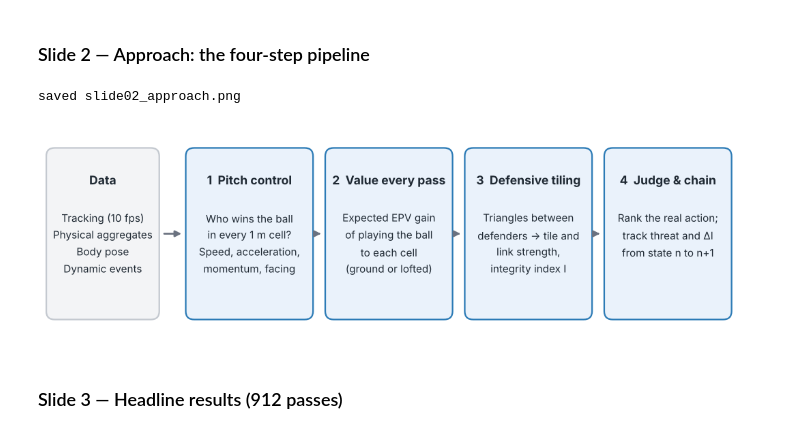
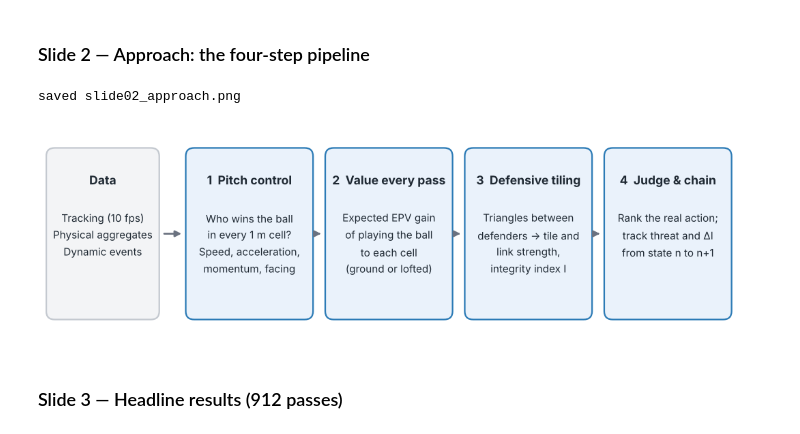
Before and after one commit to SkillCorner/opendata, a Jupyter notebook: notebooks/defensive_shape_integrity.ipynb, the cells around one changed output. Drawn from its saved outputs; the diff is of its cells as text; code cells hidden in the pictures.

```diff
--- a/notebooks/defensive_shape_integrity.ipynb
+++ b/notebooks/defensive_shape_integrity.ipynb
@@ -338,7 +337,7 @@ def time_to_reach(st, targets, facing=None):
     return t
 
 def facing_from_motion(st, ball):
-    """Proxy body orientation: direction of travel if moving (>1.5 m/s), otherwise facing the ball."""
+    """Estimated facing direction: direction of travel if moving (>1.5 m/s), otherwise facing the ball."""
     v = st[["vx", "vy"]].to_numpy()
     to_ball = ball[None, :] - st[["x", "y"]].to_numpy()
     moving = np.linalg.norm(v, axis=1) > 1.5
@@ -685,21 +684,14 @@ def real_options(ev, st, ball, frame, facing):
         df["sc_value"] = df.sc_xthreat * df.sc_xpass          # SkillCorner's expected threat of the option
     return df
 
-def evaluate_state(i, facing_override=None, with_tiling=True):
+def evaluate_state(i, with_tiling=True):
     """Evaluate possession i (row in `pp`) at its release frame."""
     ev = pp.loc[i]
     frame = int(ev.frame_end)
     st, ball = frame_state(frame, ev.team_id, ev.attacking_side)
     if ball is None:
         ball = np.array([ev.x_end, ev.y_end])
-    facing = None
-    if facing_override is not None:
-        facing = facing_from_motion(st, ball)
-        for pid, vec in facing_override.items():
-            m = (st.player_id == pid).to_numpy()
-            if m.any():
-                facing[m] = vec
-    pc = pitch_control(st, ball, facing)
+    pc = pitch_control(st, ball)
     tl = defensive_tiling(st, ball, pc) if with_tiling else None
 
     gain = pc["gain"]
@@ -739,7 +731,7 @@ def evaluate_state(i, facing_override=None, with_tiling=True):
                    picked_model_best=bool(r.gain >= opts.gain.max()) if len(others) else np.nan,
                    sc_best_is_model_best=bool(opts.gain.idxmax() == opts.sc_value.idxmax())
                        if len(others) and opts.sc_value.notna().all() else np.nan)
-        # the two older target choices, kept for the before/after comparison in Section 9
+        # the two older target choices, kept for the before/after comparison in Section 8
         out["p_succ_at_release_pos"] = value_points(st, ball, [[r.now_x, r.now_y]], pc["facing"])[0][0]
     nxt = pp.loc[i + 1] if i + 1 < len(pp) else None
     if nxt is not None and nxt.team_id == ev.team_id:
@@ -987,23 +900,0 @@ Using every pose frame (25 fps): how square to the ball was each Perth defender
-# %%
-recs = []
-for r in pose_rows[::5]:                       # 5 fps is plenty for a plot
-    fp = pose_facing(r, flip)
-    b = r["ball_data"]
-    if b["x"] is None:
-        continue
-    bxy = np.array([b["x"], b["y"]]) * flip
-    for p in r["player_data"]:
-        pid = p["player_id"]
-        if pid in fp and pid_team.get(pid) != ev.team_id and pid not in goalkeepers:
-            pos = np.array([p["x"], p["y"]]) * flip
-            tb = bxy - pos; f = fp[pid]
-            c = np.dot(tb, f) / (np.linalg.norm(tb) * np.linalg.norm(f) + 1e-9)
-            recs.append({"t": (r["frame"] - pose_rows[0]["frame"]) / 25, "name": pid_name.get(pid, pid), "orientation": (1 + c) / 2})
-orient = pd.DataFrame(recs)
-fig, ax = plt.subplots(figsize=(9, 3.5))
-for name, g in orient.groupby("name"):
-    ax.plot(g.t, g.orientation.rolling(3, center=True, min_periods=1).median(), label=name, lw=1.4)
-ax.axhline(0.5, c="grey", lw=0.8, ls=":")
-ax.set_xlabel("seconds into clip"); ax.set_ylabel("orientation (1 = facing ball)")
-ax.set_title("Perth defenders' body orientation to the ball (body pose)")
-ax.legend(fontsize=7, ncol=3); plt.tight_layout(); plt.show()
@@ -1411,27 +1300,27 @@ saved slide01_title.png
 # %%
 fig, ax = plt.subplots(figsize=(12.3, 3.6)); ax.set_axis_off(); ax.set_xlim(0, 100); ax.set_ylim(0, 30)
 def box(x, y, w, h, title, body, fc, ec):
     ax.add_patch(FancyBboxPatch((x, y), w, h, boxstyle="round,pad=0.4,rounding_size=1.2", fc=fc, ec=ec, lw=1.5))
     ax.text(x + w / 2, y + h - 3.2, title, ha="center", va="top", fontsize=11.5, weight="bold", color=INK)
     ax.text(x + w / 2, y + h - 8.6, body, ha="center", va="top", fontsize=10, color=INK, linespacing=1.35)
 def arrow(x0, x1, y=15):
     ax.annotate("", xy=(x1, y), xytext=(x0, y), arrowprops=dict(arrowstyle="-|>", lw=1.8, color=MUTED))
 
-box(0.5, 3, 15, 24, "Data", "Tracking (10 fps)\nPhysical aggregates\nBody pose\nDynamic events", "#f3f4f6", "#c4c9d0")
+box(0.5, 3, 15, 24, "Data", "Tracking (10 fps)\nPhysical aggregates\nDynamic events", "#f3f4f6", "#c4c9d0")
 steps = [("1  Pitch control", "Who wins the ball\nin every 1 m cell?\nSpeed, acceleration,\nmomentum, facing"),
          ("2  Value every pass", "Expected EPV gain\nof playing the ball\nto each cell\n(ground or lofted)"),
          ("3  Defensive tiling", "Triangles between\ndefenders → tile and\nlink strength,\nintegrity index I"),
          ("4  Judge & chain", "Rank the real action;\ntrack threat and ΔI\nfrom state n to n+1")]
 xs = [20, 39.5, 59, 78.5]
 for x, (t, b) in zip(xs, steps):
     box(x, 3, 17, 24, t, b, "#eaf2fb", C_DEF)
 arrow(16.3, 19.3)
 for a, b in zip(xs[:-1], xs[1:]):
     arrow(a + 17.8, b - 0.7)
 save_slide(fig, "slide02_approach")
 # %% [output]
 saved slide02_approach.png
-[figure, old version]
+[figure, new version]
 # %% [markdown]
 ### Slide 3 — Headline results (912 passes)
 # %%
```
Also changed, not shown: parts of 21 cells of this notebook.
